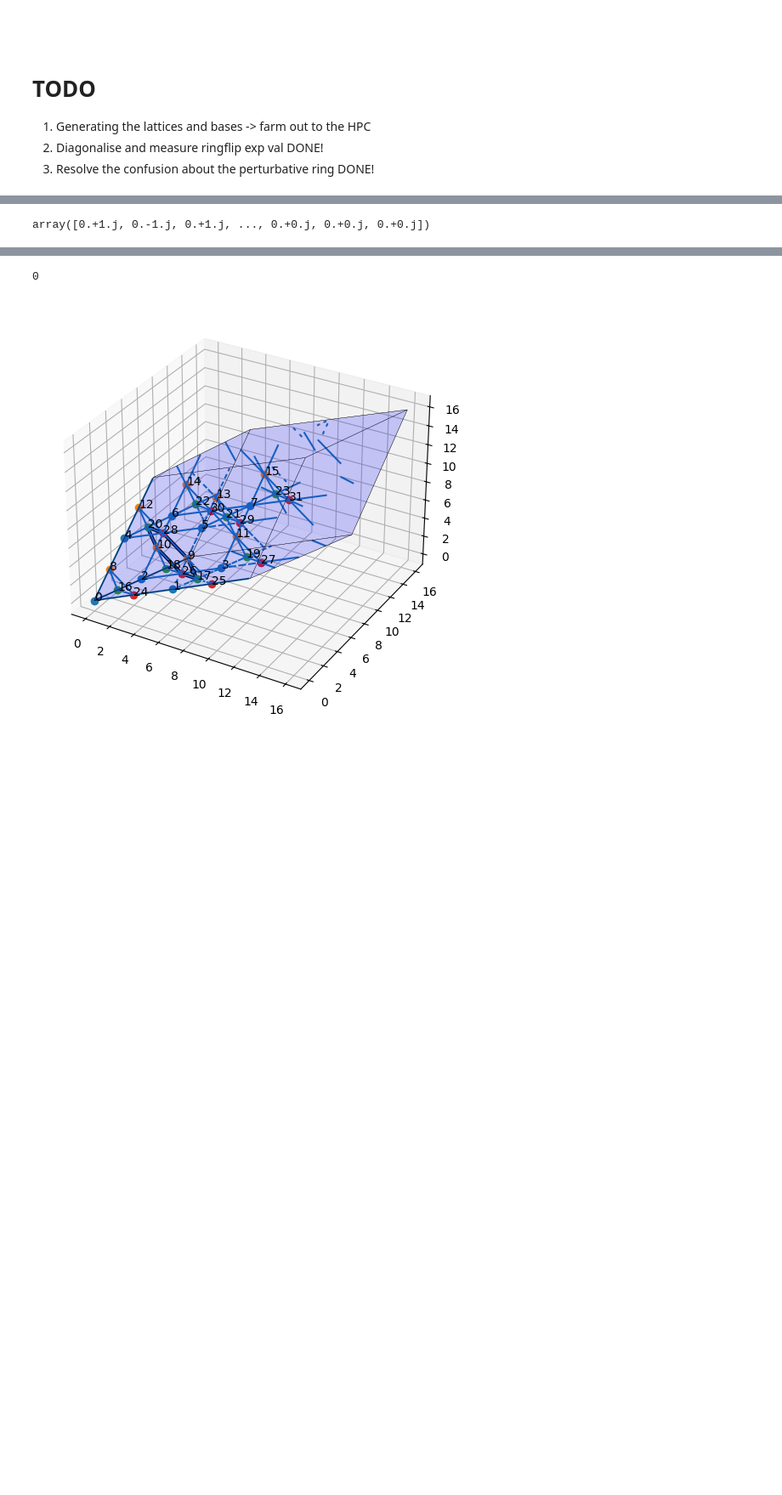
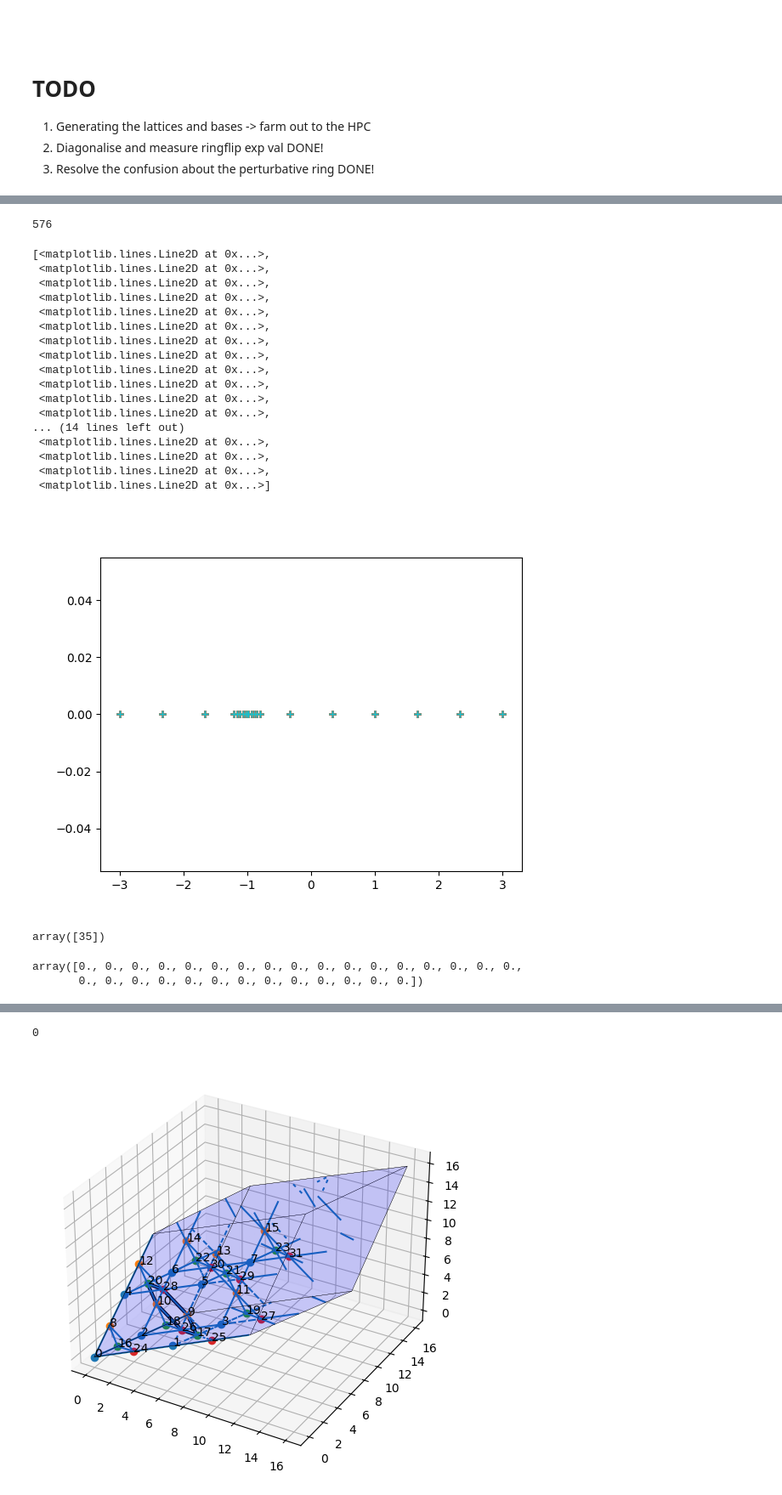
Before and after one commit to Spuriosity1/qsi_subspace_ED, a Jupyter notebook: scripts/spinon_free_testing.ipynb, the cells around one changed output, grey strips where cells are left out. Shown at 85% size. Saved outputs shown, nothing was run; the diff lists cells and outputs as text; code cells hidden in the pictures; blank space fills up the shorter version.

```diff
--- a/scripts/spinon_free_testing.ipynb
+++ b/scripts/spinon_free_testing.ipynb
@@ -94,10 +103,6 @@ def get_ringflips(lat: lattice.Lattice, sl=None, include_partial=False):
     return retval
 # %%
 xc_ops, L_ops = full_lat.build_ringops(0)
-# %%
-np.linalg.eigvals(L_ops[0].todense() - L_ops[0].T.todense())
-# %% [output]
-array([0.+1.j, 0.-1.j, 0.+1.j, ..., 0.+0.j, 0.+0.j, 0.+0.j])
 # %%
 sectors = list(full_lat.sectors)
 # %%
@@ -121,0 +124,4 @@ res = calc_spectrum([1,1,1,1], full_lat)
+# %%
+len(full_lat.lattice.atoms)
+# %% [output]
+576
@@ -121,0 +139,31 @@ res = calc_spectrum([1,1,1,1], full_lat)
+# %%
+%matplotlib widget
+plt.close(11)
+
+fig = plt.figure(11)
+ax = fig.add_subplot(111)
+
+ax.plot(x_list, e_list,'+')
+# %% [output]
+[<matplotlib.lines.Line2D at 0x...>,
+ <matplotlib.lines.Line2D at 0x...>,
+ <matplotlib.lines.Line2D at 0x...>,
+ <matplotlib.lines.Line2D at 0x...>,
+ <matplotlib.lines.Line2D at 0x...>,
+ <matplotlib.lines.Line2D at 0x...>,
+ <matplotlib.lines.Line2D at 0x...>,
+ <matplotlib.lines.Line2D at 0x...>,
+ <matplotlib.lines.Line2D at 0x...>,
+ <matplotlib.lines.Line2D at 0x...>,
+ <matplotlib.lines.Line2D at 0x...>,
+ <matplotlib.lines.Line2D at 0x...>,
+... (14 lines left out)
+ <matplotlib.lines.Line2D at 0x...>,
+ <matplotlib.lines.Line2D at 0x...>,
+ <matplotlib.lines.Line2D at 0x...>,
+ <matplotlib.lines.Line2D at 0x...>]
+[figure, added]
+# %%
+np.argwhere(x_list>-1.05)[0]
+# %% [output]
+array([35])
@@ -121,0 +172,5 @@ res = calc_spectrum([1,1,1,1], full_lat)
+# %%
+np.imag(v_list[56][0,:])
+# %% [output]
+array([0., 0., 0., 0., 0., 0., 0., 0., 0., 0., 0., 0., 0., 0., 0., 0., 0.,
+       0., 0., 0., 0., 0., 0., 0., 0., 0., 0., 0., 0., 0.])
```
Also changed, not shown: parts of 9 cells of this notebook, 3 other files.
